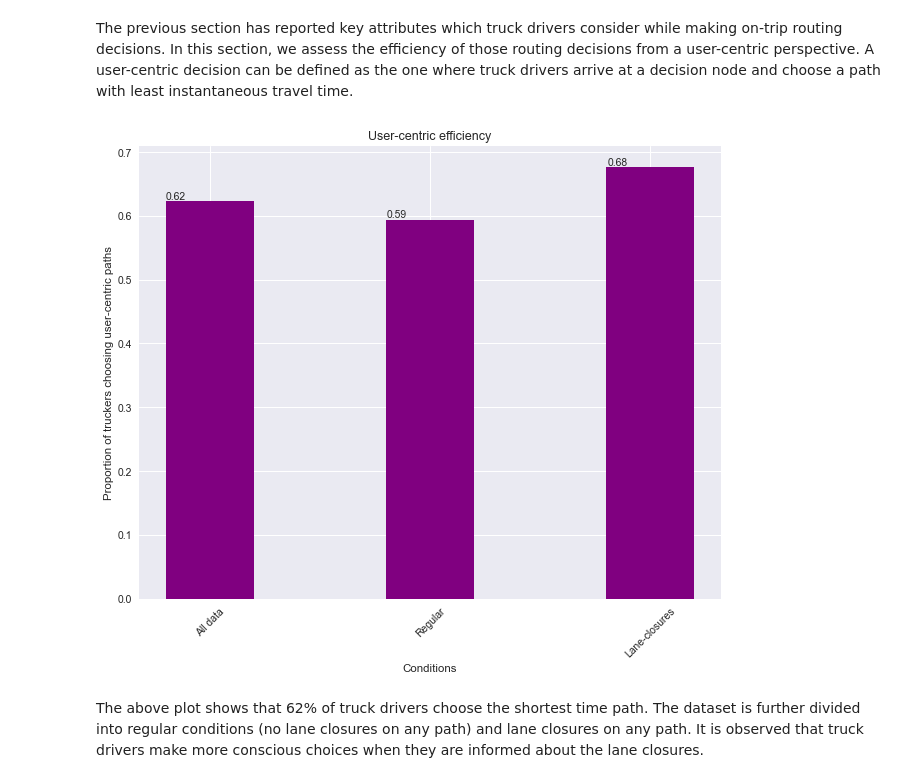
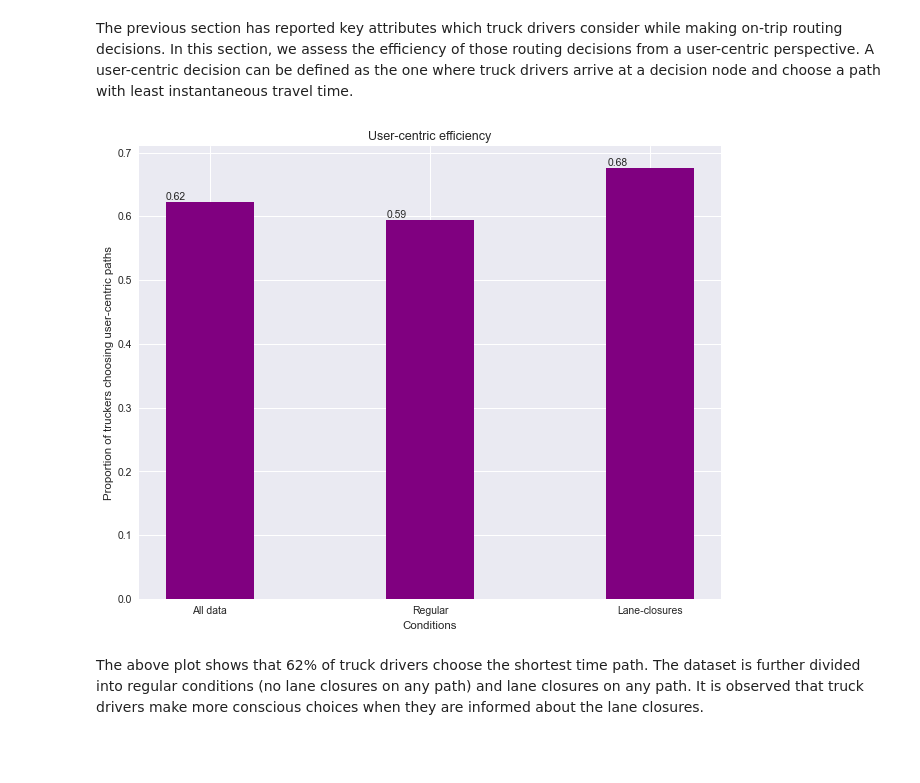
Before and after one commit to salilrsharma/My-Data-Science-Portfolio, a Jupyter notebook: Route choice model.ipynb, the cells around one changed output. Saved outputs shown, nothing was run; the diff lists cells and outputs as text; code cells hidden in the pictures; blank space fills up the shorter version.

```diff
--- a/Route choice model.ipynb
+++ b/Route choice model.ipynb
@@ -267,21 +275,21 @@ df_cong = df.merge(df_regular, how = 'outer' ,indicator=True).loc[lambda x : x['
 # %%
 fig, ax = plt.subplots(1, figsize = (10,8),dpi=75)
 ax.bar(range(3), [df['user_efficiency'].value_counts(normalize=True)[1],
               df_regular['user_efficiency'].value_counts(normalize=True)[1],
               df_cong['user_efficiency'].value_counts(normalize=True)[1]], color ='purple',
         width = 0.4)
 
 for p in ax.patches:
   ax.annotate(str(p.get_height().round(2)), (p.get_x() * 1.005, p.get_height() * 1.005))
 
 ax.set_xlabel("Conditions")
 ax.set_xticks(range(0,3,1))
-ax.set_xticklabels( ['All data','Regular', 'Lane-closures'], rotation=45 )
+ax.set_xticklabels( ['All data','Regular', 'Lane-closures'], rotation=0)
 ax.set_ylabel("Proportion of truckers choosing user-centric paths")
 plt.title("User-centric efficiency")
 plt.show()
 # %% [output]
-[figure, old version]
+[figure, new version]
 # %% [markdown]
 The above plot shows that 62\% of truck drivers choose the shortest time path. The dataset is further divided into regular conditions (no lane closures on any path) and lane closures on any path. It is observed that truck drivers make more conscious choices when they are informed about the lane closures.
 # %% [markdown]
```
Also changed, not shown: parts of 2 cells of this notebook.
